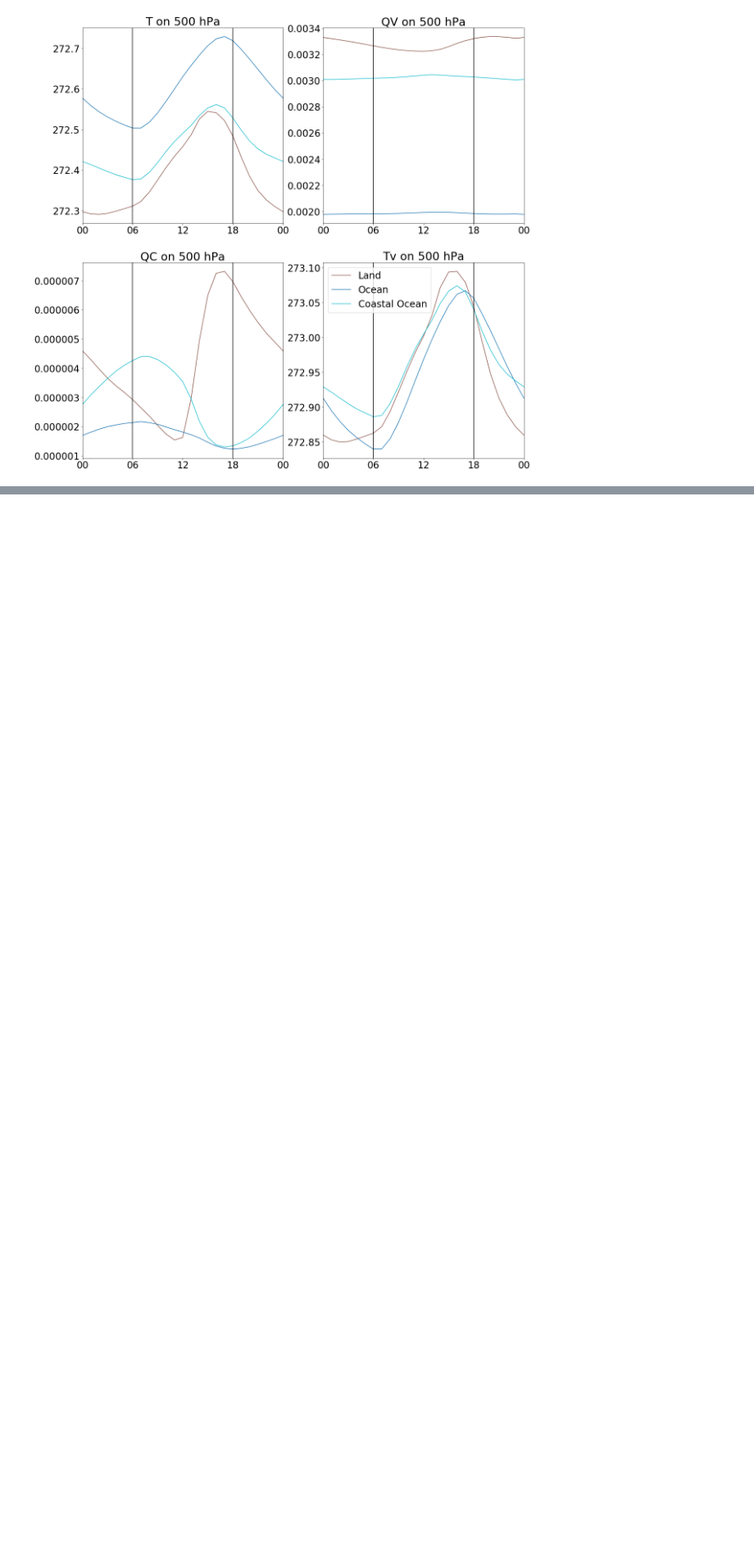
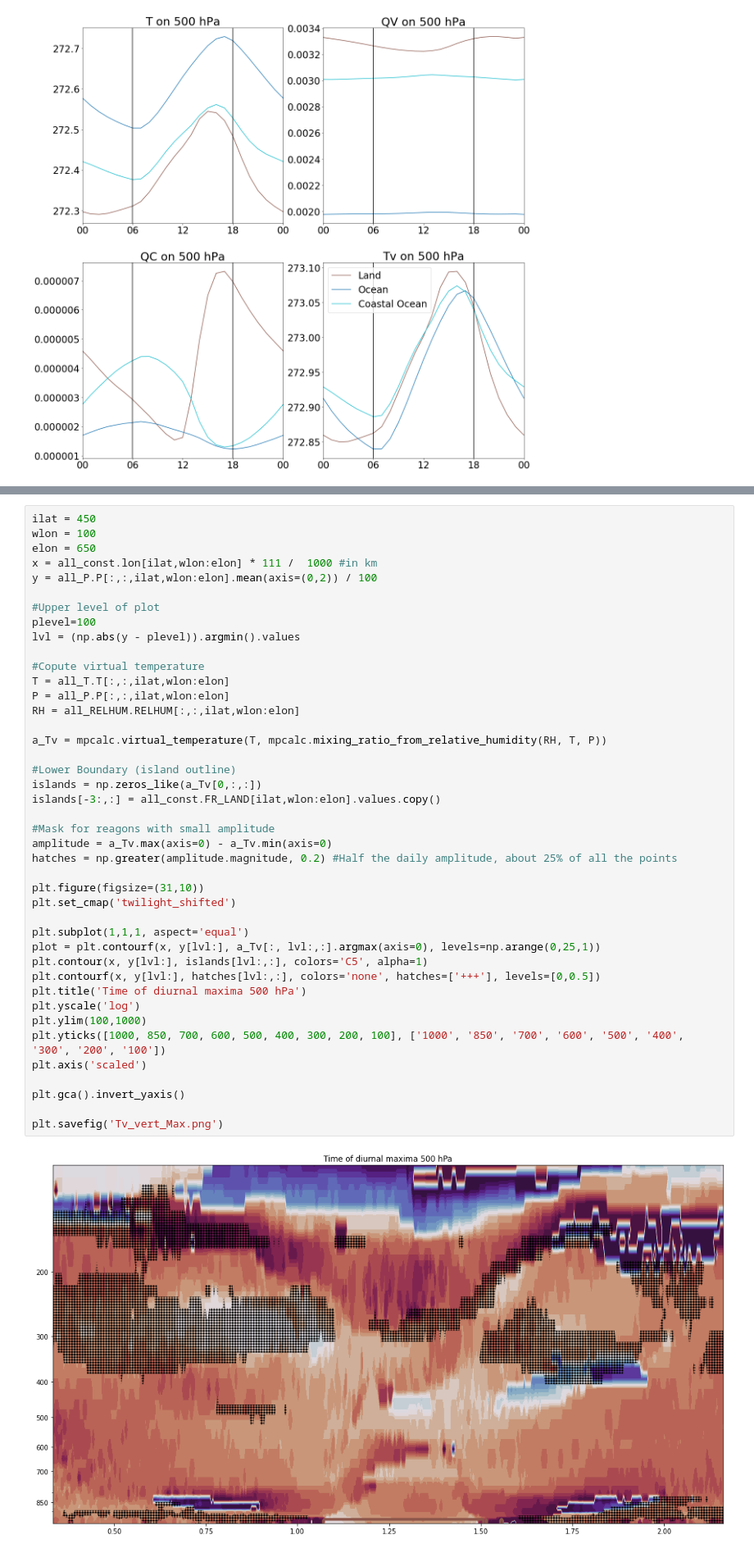
Before and after one commit to leuty/primary_data_tropical_islands, a Jupyter notebook: analysis_jptr/Diurnal_Cycles.ipynb, the cells around one changed output, grey strips where cells are left out. Shown at 82% size. Cells and saved outputs as stored; diff of their text form; blank space fills up the shorter version.

```diff
--- a/analysis_jptr/Diurnal_Cycles.ipynb
+++ b/analysis_jptr/Diurnal_Cycles.ipynb
@@ -515,0 +608,44 @@ plt.savefig('Tv_Max.png')
+# %%
+ilat = 450
+wlon = 100
+elon = 650
+x = all_const.lon[ilat,wlon:elon] * 111 /  1000 #in km
+y = all_P.P[:,:,ilat,wlon:elon].mean(axis=(0,2)) / 100
+
+#Upper level of plot
+plevel=100
+lvl = (np.abs(y - plevel)).argmin().values
+
+#Copute virtual temperature
+T = all_T.T[:,:,ilat,wlon:elon]
+P = all_P.P[:,:,ilat,wlon:elon]
+RH = all_RELHUM.RELHUM[:,:,ilat,wlon:elon]
+
+a_Tv = mpcalc.virtual_temperature(T, mpcalc.mixing_ratio_from_relative_humidity(RH, T, P))
+
+#Lower Boundary (island outline)
+islands = np.zeros_like(a_Tv[0,:,:])
+islands[-3:,:] = all_const.FR_LAND[ilat,wlon:elon].values.copy()
+
+#Mask for reagons with small amplitude
+amplitude = a_Tv.max(axis=0) - a_Tv.min(axis=0)
+hatches = np.greater(amplitude.magnitude, 0.2) #Half the daily amplitude, about 25% of all the points
+
+plt.figure(figsize=(31,10))
+plt.set_cmap('twilight_shifted')
+
+plt.subplot(1,1,1, aspect='equal')
+plot = plt.contourf(x, y[lvl:], a_Tv[:, lvl:,:].argmax(axis=0), levels=np.arange(0,25,1))
+plt.contour(x, y[lvl:], islands[lvl:,:], colors='C5', alpha=1)
+plt.contourf(x, y[lvl:], hatches[lvl:,:], colors='none', hatches=['+++'], levels=[0,0.5])
+plt.title('Time of diurnal maxima 500 hPa')
+plt.yscale('log')
+plt.ylim(100,1000)
+plt.yticks([1000, 850, 700, 600, 500, 400, 300, 200, 100], ['1000', '850', '700', '600', '500', '400', '300', '200', '100'])
+plt.axis('scaled')
+
+plt.gca().invert_yaxis()
+
+plt.savefig('Tv_vert_Max.png')
+# %% [output]
+[figure, added]
```
Also changed, not shown: parts of 15 cells of this notebook.
